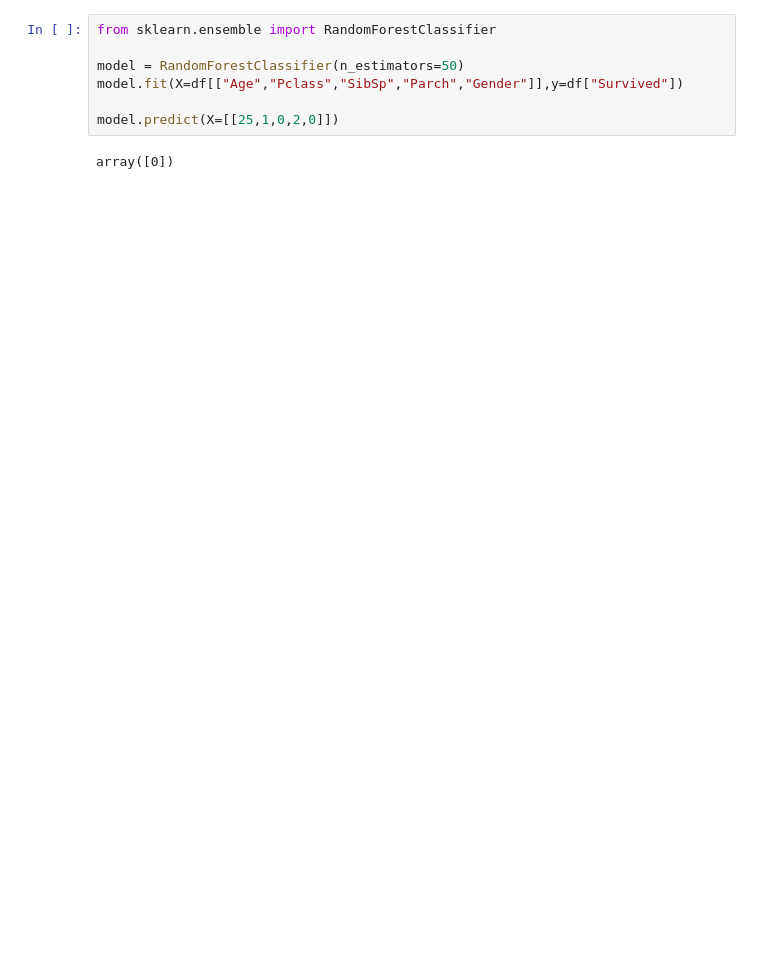
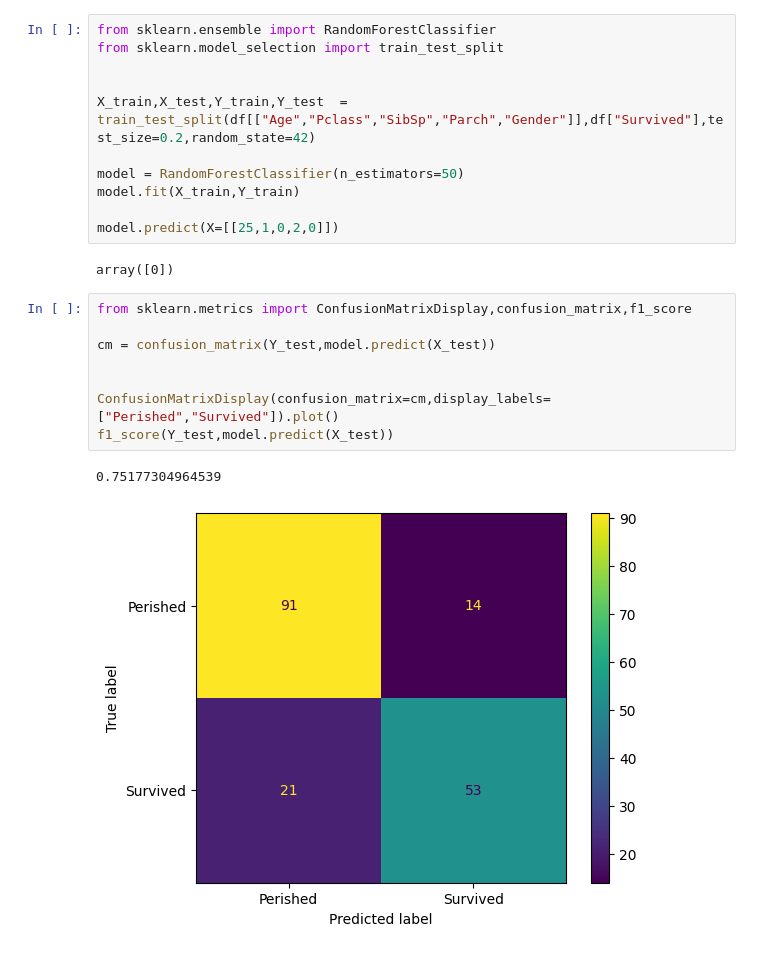
Before and after one commit to isarojdahal/AI-ML-Training-NCIT-6th-Sem-BCA-Students, a Jupyter notebook: 07- Titanic Dataset/classificaiton_survival.ipynb, the cells around one changed output. Cells and saved outputs as stored; diff of their text form; blank space fills up the shorter version.

```diff
--- a/07- Titanic Dataset/classificaiton_survival.ipynb
+++ b/07- Titanic Dataset/classificaiton_survival.ipynb
@@ -169,10 +169,25 @@ top payers :      Survived  Pclass  Gender   Age  SibSp  Parch      Fare
 [891 rows x 7 columns]
 # %%
 from sklearn.ensemble import RandomForestClassifier
+from sklearn.model_selection import train_test_split
+
+
+X_train,X_test,Y_train,Y_test  = train_test_split(df[["Age","Pclass","SibSp","Parch","Gender"]],df["Survived"],test_size=0.2,random_state=42)
 
 model = RandomForestClassifier(n_estimators=50)
-model.fit(X=df[["Age","Pclass","SibSp","Parch","Gender"]],y=df["Survived"])
+model.fit(X_train,Y_train)
 
 model.predict(X=[[25,1,0,2,0]])
 # %% [output]
 array([0])
+# %%
+from sklearn.metrics import ConfusionMatrixDisplay,confusion_matrix,f1_score
+
+cm = confusion_matrix(Y_test,model.predict(X_test))
+
+
+ConfusionMatrixDisplay(confusion_matrix=cm,display_labels=["Perished","Survived"]).plot()
+f1_score(Y_test,model.predict(X_test))
+# %% [output]
+0.75177304964539
+[figure, added]
```
